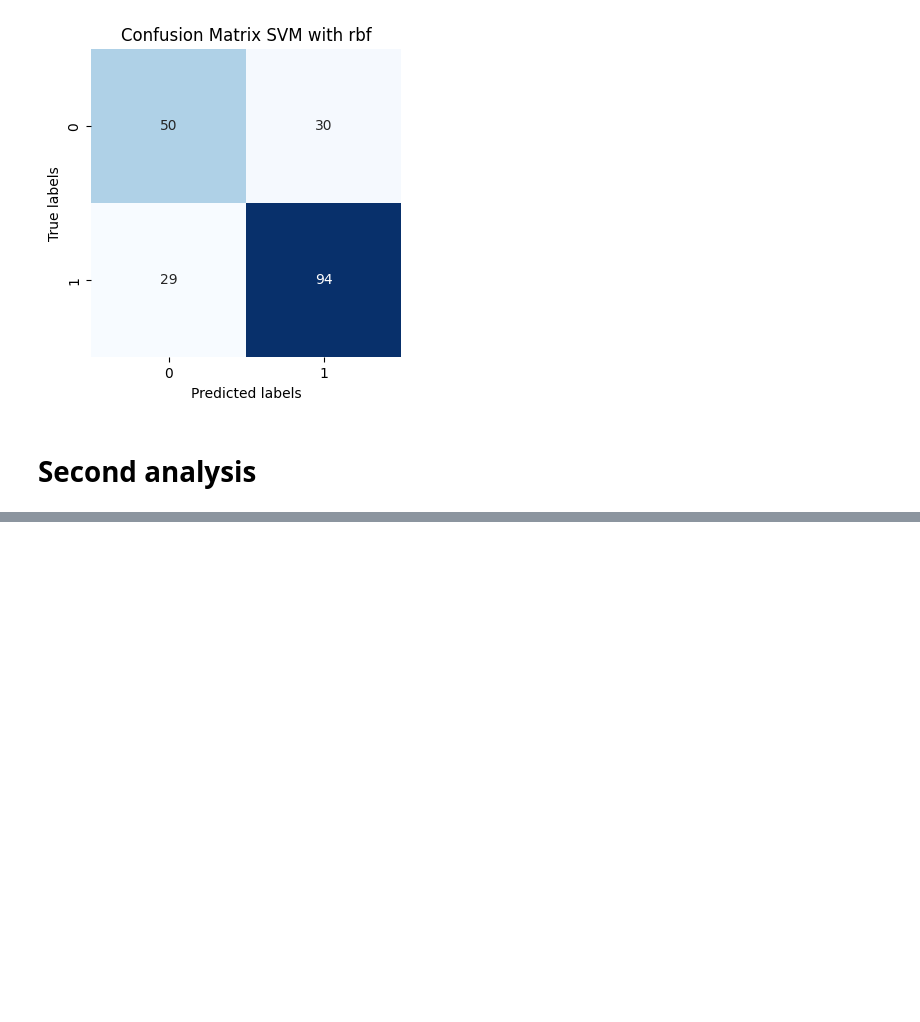
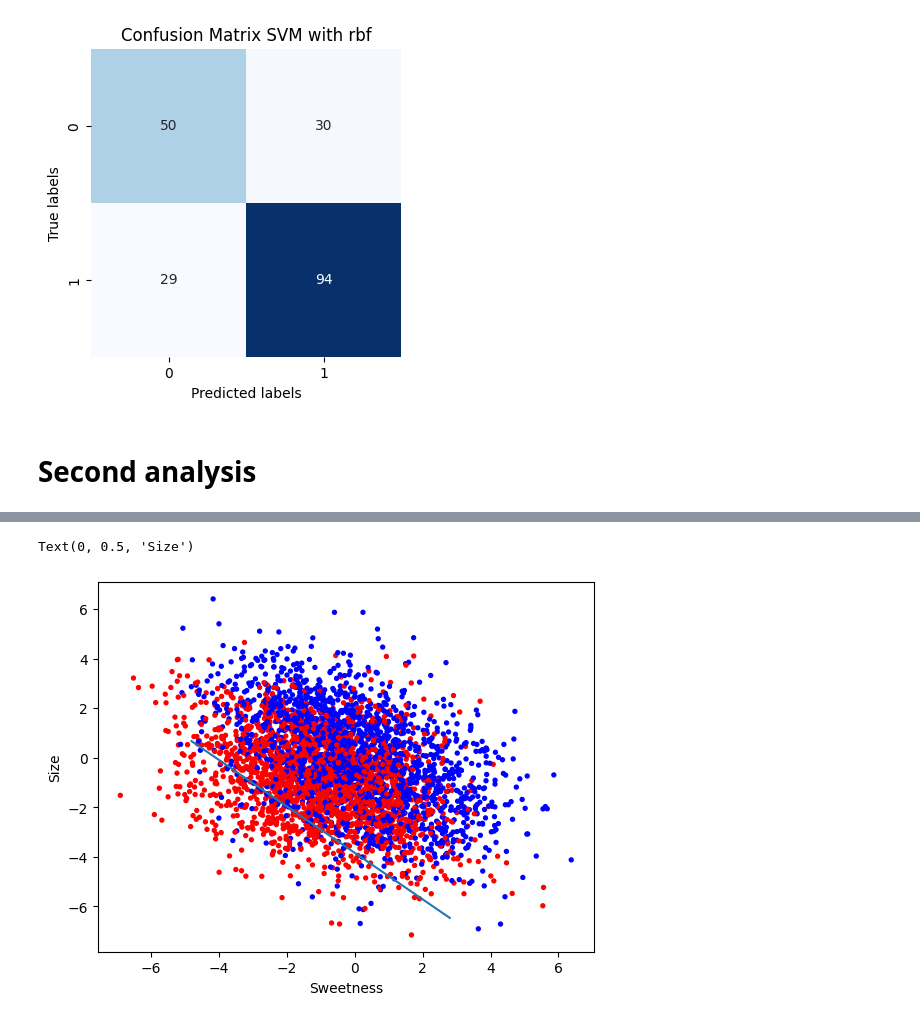
Before and after one commit to sadrajafari/cs5830_project7, a Jupyter notebook: project7.ipynb, the cells around one changed output, grey strips where cells are left out. Saved outputs shown, nothing was run; the diff lists cells and outputs as text; code cells hidden in the pictures; blank space fills up the shorter version.

```diff
--- a/project7.ipynb
+++ b/project7.ipynb
@@ -303,0 +439,15 @@ plt.show()
+# %%
+color = ['r' if y_ == 0 else 'b' for y_ in y]
+plt.scatter(data.Sweetness, data.Size, c=color, s=8)
+
+b0 = lm.intercept_[0]
+b = lm.coef_[0]
+
+Xdb = [-4.8, 2.8]
+ydb = [-(b0+b[0]*x)/b[1] for x in Xdb]
+plt.plot(Xdb, ydb)
+plt.xlabel('Sweetness')
+plt.ylabel('Size')
+# %% [output]
+Text(0, 0.5, 'Size')
+[figure, added]
```
Also changed, not shown: parts of 15 cells of this notebook, 1 other file.
